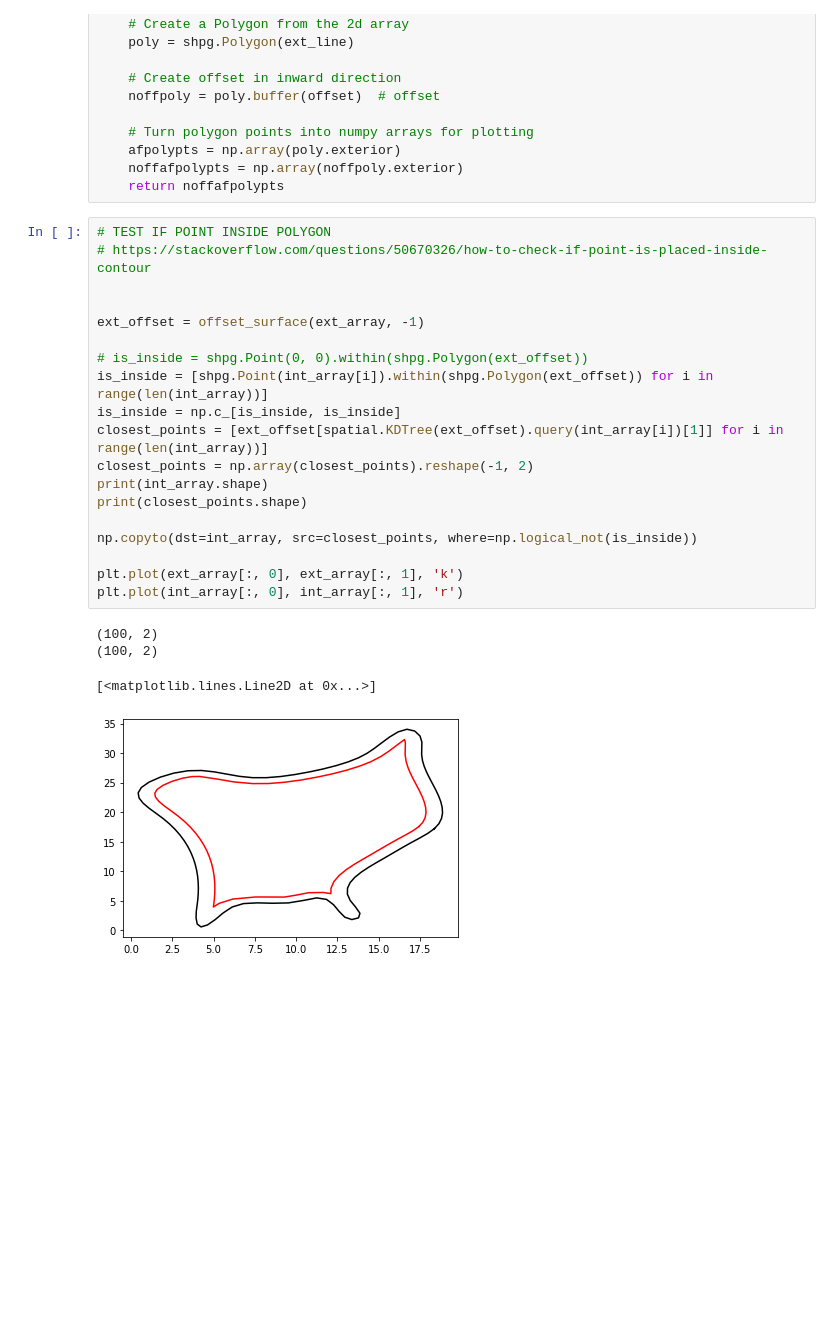
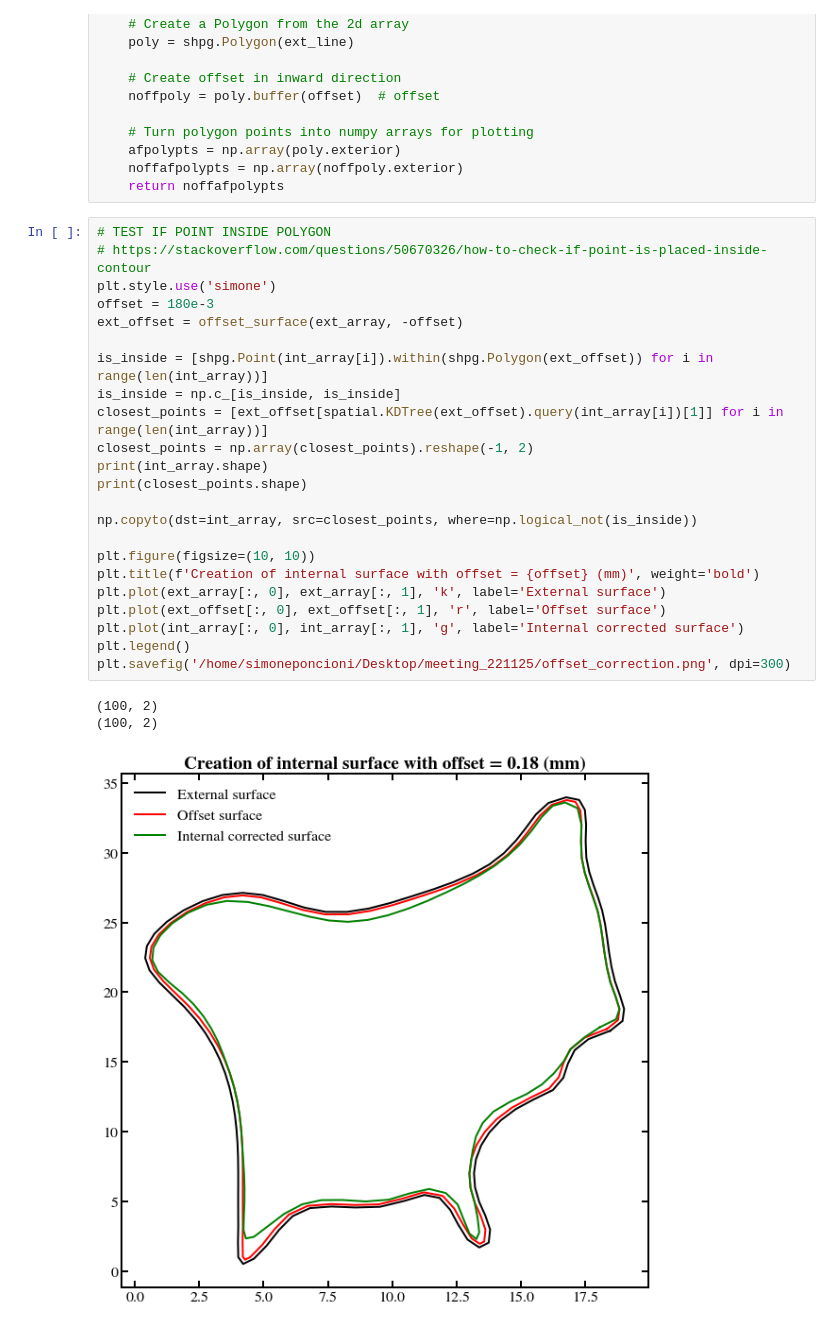
Before and after one commit to artorg-unibe-ch/spline_mesher, a Jupyter notebook: tmp/test_point_correction.ipynb.ipynb, the cells around one changed output. Drawn from its saved outputs; the diff is of its cells as text; blank space fills up the shorter version.

```diff
--- a/tmp/test_point_correction.ipynb.ipynb
+++ b/tmp/test_point_correction.ipynb.ipynb
@@ -29,24 +29,27 @@ def offset_surface(ext_line, offset):
 # %%
 # TEST IF POINT INSIDE POLYGON
 # https://stackoverflow.com/questions/50670326/how-to-check-if-point-is-placed-inside-contour
+plt.style.use('simone')
+offset = 180e-3
+ext_offset = offset_surface(ext_array, -offset)
 
-
-ext_offset = offset_surface(ext_array, -1)
-
-# is_inside = shpg.Point(0, 0).within(shpg.Polygon(ext_offset))
 is_inside = [shpg.Point(int_array[i]).within(shpg.Polygon(ext_offset)) for i in range(len(int_array))]
 is_inside = np.c_[is_inside, is_inside]
 closest_points = [ext_offset[spatial.KDTree(ext_offset).query(int_array[i])[1]] for i in range(len(int_array))]
 closest_points = np.array(closest_points).reshape(-1, 2)
 print(int_array.shape)
 print(closest_points.shape)
 
 np.copyto(dst=int_array, src=closest_points, where=np.logical_not(is_inside))
 
-plt.plot(ext_array[:, 0], ext_array[:, 1], 'k')
-plt.plot(int_array[:, 0], int_array[:, 1], 'r')
+plt.figure(figsize=(10, 10))
+plt.title(f'Creation of internal surface with offset = {offset} (mm)', weight='bold')
+plt.plot(ext_array[:, 0], ext_array[:, 1], 'k', label='External surface')
+plt.plot(ext_offset[:, 0], ext_offset[:, 1], 'r', label='Offset surface')
+plt.plot(int_array[:, 0], int_array[:, 1], 'g', label='Internal corrected surface')
+plt.legend()
+plt.savefig('/home/simoneponcioni/Desktop/meeting_221125/offset_correction.png', dpi=300)
 # %% [output]
 (100, 2)
 (100, 2)
-[<matplotlib.lines.Line2D at 0x...>]
-[figure, old version]
+[figure, new version]
```
Also changed, not shown: parts of 6 cells of this notebook, 2 other files.
